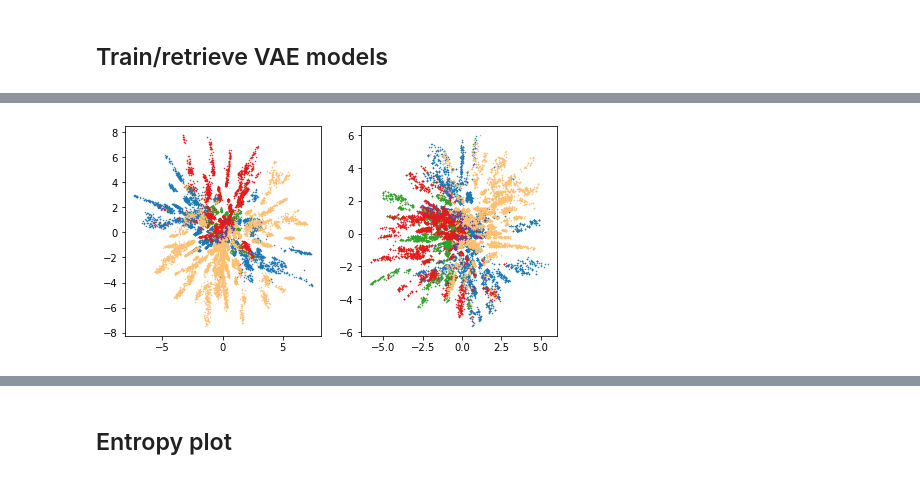
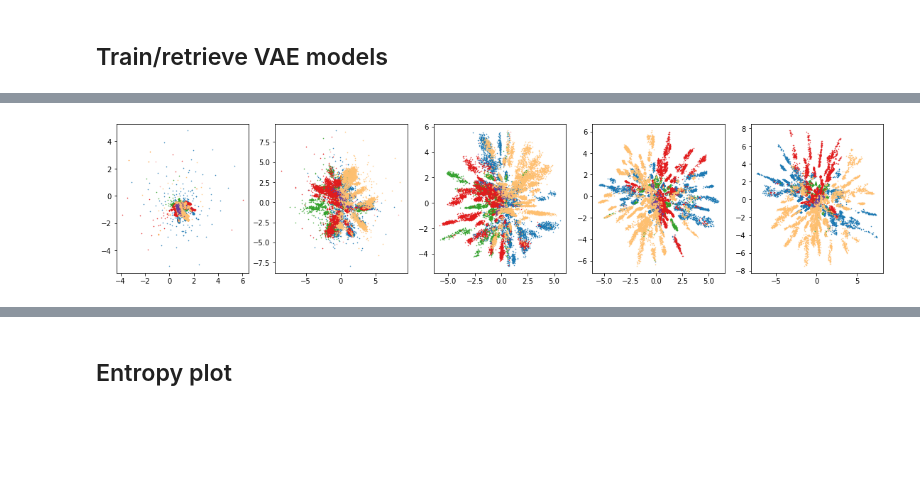
Before and after one commit to MachineLearningLifeScience/meaningful-protein-representations, a Jupyter notebook: distances.ipynb, the cells around one changed output, grey strips where cells are left out. Cells and saved outputs as stored; diff of their text form; code cells hidden in the pictures; blank space fills up the shorter version.

```diff
--- a/distances.ipynb
+++ b/distances.ipynb
@@ -121,7 +135,7 @@ def plot_embeddings(model, labels, ax=None, name=None, current_epoch=None, save_
         indices = torch.arange(len(labels))
         idx_mapper = []
         embeddings = []
-        for batch,idx in model.train_dataloader(labels=indices):
+        for batch,idx in model.train_dataloader(labels=indices, reweighting=False):
             batch = batch.long().to(model._device)
             zs = model.embedding(batch)
             embeddings.append(zs.detach().cpu())
@@ -175,10 +189,16 @@ def plot_embeddings(model, labels, ax=None, name=None, current_epoch=None, save_
         reduced_embeddings = tsne.fit_transform(embeddings)
         if name is not None:
             name += "_tsne"
+    elif dimensionality_reduction == "isomap":
+        from sklearn.manifold import Isomap
+        isomap = Isomap(n_components=2)
+        reduced_embeddings = isomap.fit_transform(embeddings)
+        if name is not None:
+            name += "_isomap"
 
     if save_to_file:
         assert name is not None
-        output_dir = name+"_vae_plots"
+        output_dir = name+"_z_plots"
         Path(output_dir).mkdir(exist_ok=True)
 
     for i in range(len(phyla))[::-1]:
@@ -210,9 +230,9 @@ import time
 def train_or_retrieve_model(name, data, weights, train_model, uncertainty_temperature, epochs=20, zdim=2, train_fraction=1.0,
                             kl_warmup_steps=1, aa_weights=None, seed=123, learning_rate=1e-3, batch_size=16,
                             iwae_bound=False, mask_out_gaps=False, sparsity_prior=False, sparsity_prior_lambda=1e-4,
-                            plot_dimensionality_reductions=[None], plot_xlim=[-10,10], plot_ylim=[-10,10]):
+                            plot_dimensionality_reductions=[None], plot_xlim=[-10,10], plot_ylim=[-10,10], simplify_to_ae=False):
 
-    cmd_args = ['-gpu', '1' if torch.cuda.is_available() else '',
+    cmd_args = ['-gpu', '1' if torch.cuda.is_available() else '0',
                 '-kl_warmup_steps', str(kl_warmup_steps),
                 "-epochs", str(epochs),
                 "-zdim", str(zdim),
@@ -223,7 +243,8 @@ def train_or_retrieve_model(name, data, weights, train_model, uncertainty_temper
                 "-iwae_bound", str(iwae_bound),
                 "-mask_out_gaps", str(mask_out_gaps),
                 "-sparsity_prior", str(sparsity_prior),
-                "-sparsity_prior_lambda", str(sparsity_prior_lambda)]
+                "-sparsity_prior_lambda", str(sparsity_prior_lambda),
+                "-simplify_to_ae", str(simplify_to_ae)]
     if not train_model:
         cmd_args += ['-load_from', name+'.ckpt']
     hparams = get_hparams(cmd_args)
@@ -280,7 +301,7 @@ def train_or_retrieve_model(name, data, weights, train_model, uncertainty_temper
 
         trainer.save_checkpoint(name+'_{}.ckpt'.format(time.strftime("%Y%m%d")))
 
-    return model
+    return name,model
 # %%
 # Options
 train_models = False
@@ -321,11 +384,11 @@ Loading from checkpoint!
 # %%
-fig, ax = plt.subplots(1, 2, figsize=(8, 4))
+fig, ax = plt.subplots(1, len(models), figsize=(len(models)*4, 4))
 
-embeddings = []
-idx_mappers = []
-for idx,model in enumerate(models):
+embeddings = {}
+idx_mappers = {}
+for idx,(name, model) in enumerate(models):
     embedding, idx_mapper = plot_embeddings(model, labels, ax=ax[idx])
-    embeddings.append(embedding)
-    idx_mappers.append(idx_mapper)
+    embeddings[name] = embedding
+    idx_mappers[name] = idx_mapper
 # %% [output]
-[figure, old version]
+[figure, new version]
```
Also changed, not shown: parts of 32 cells of this notebook, 2 other files.
